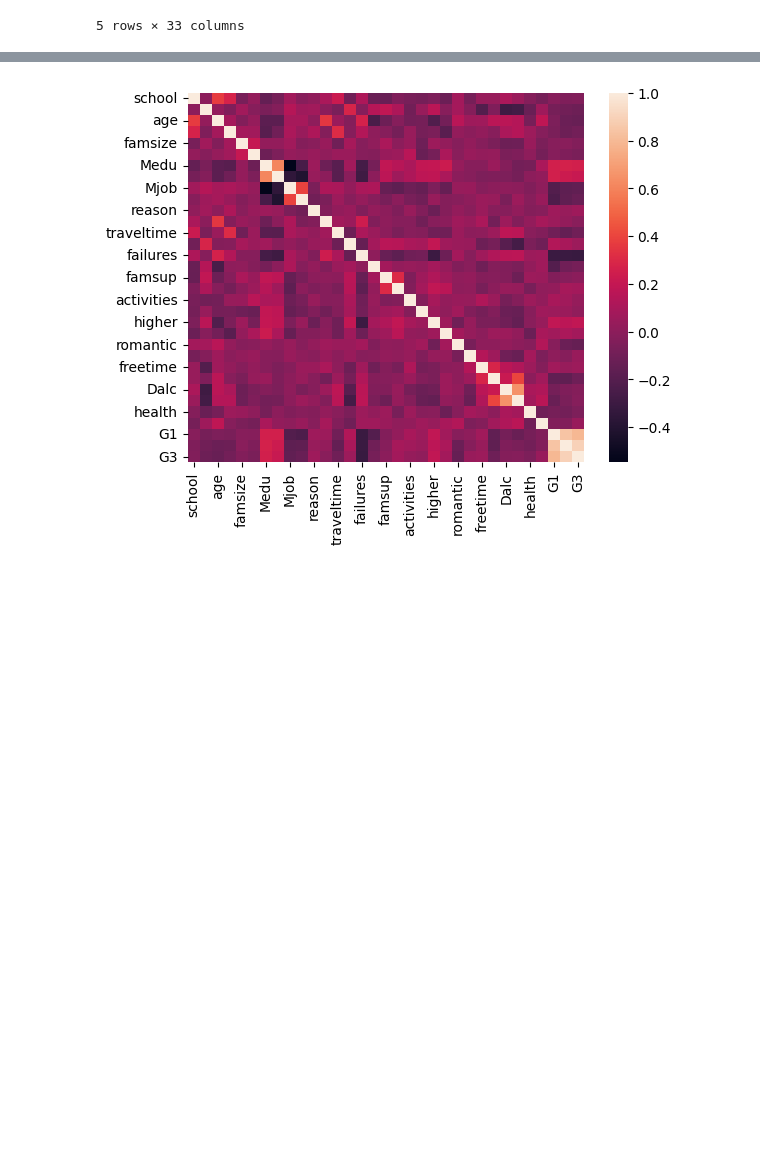
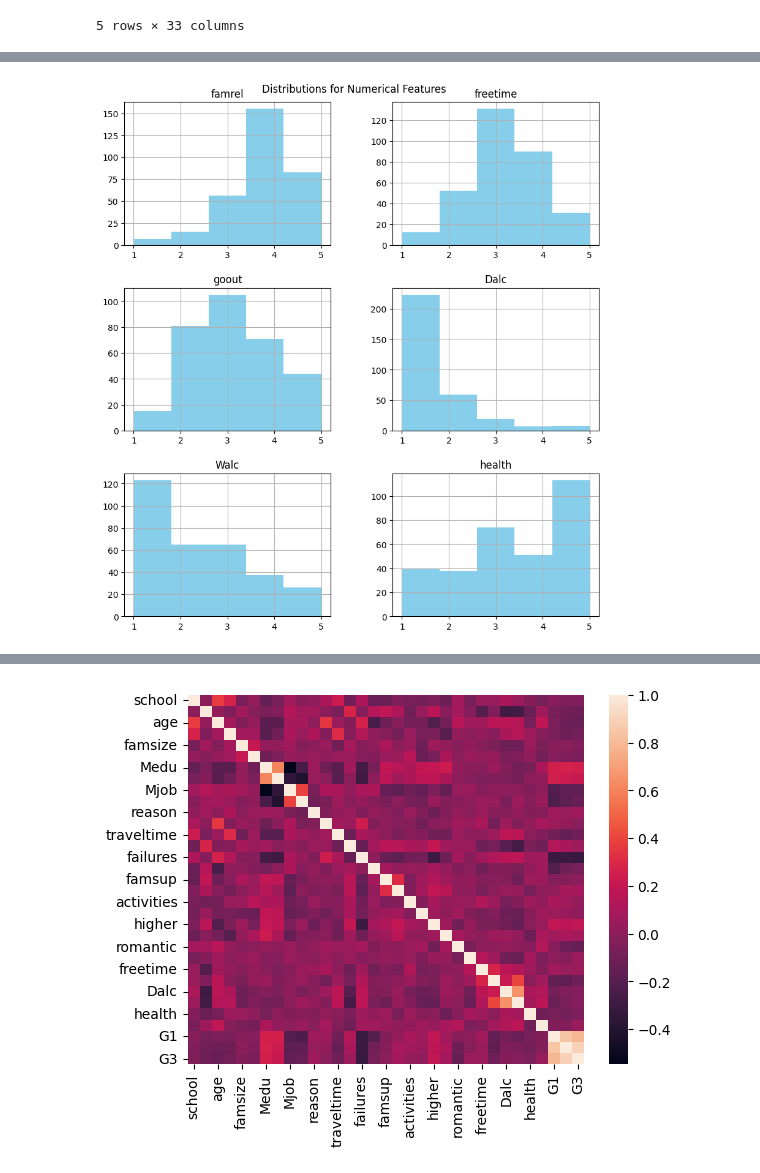
Before and after one commit to York-Solutions-B2E/jenny-huang-aml-student-regression, a Jupyter notebook: eda.ipynb, the cells around one changed output, grey strips where cells are left out. Saved outputs shown, nothing was run; the diff lists cells and outputs as text; code cells hidden in the pictures; blank space fills up the shorter version.

```diff
--- a/eda.ipynb
+++ b/eda.ipynb
@@ -53,0 +79,9 @@ plt.subplots_adjust(top = .95)
+# %%
+#distributions of numerical features on scale of 1-5
+num[num.columns[6:-4]].hist(color = 'skyblue', bins = 5, figsize = (10,10))
+plt.xticks(range(1,6))
+plt.suptitle("Distributions for Numerical Features")
+plt.subplots_adjust(top = 0.95)
+plt.savefig('figures/num_5_hist.png', bbox_inches = 'tight')
+# %% [output]
+[figure, added]
```
Also changed, not shown: parts of 12 cells of this notebook, 24 other files.
